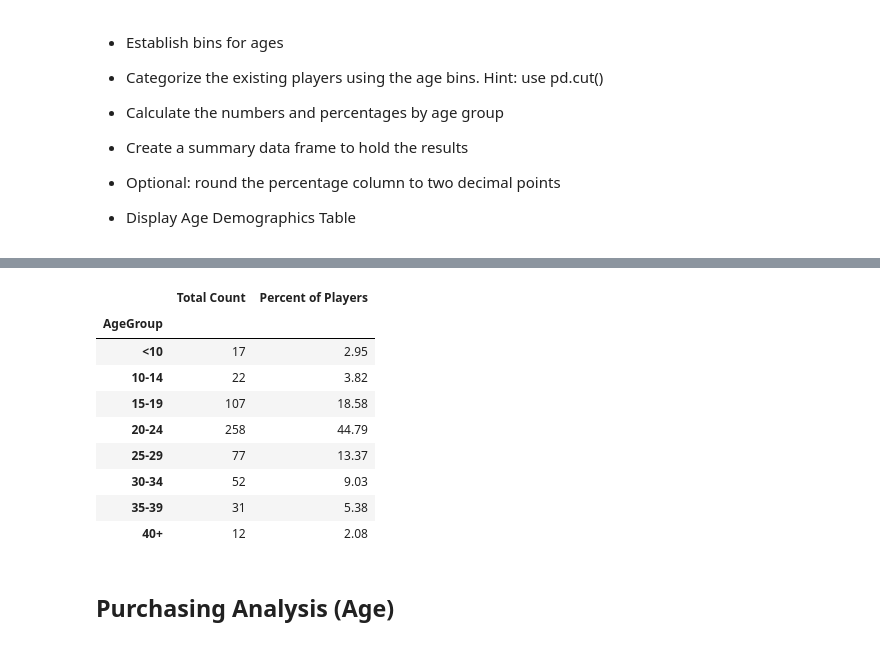
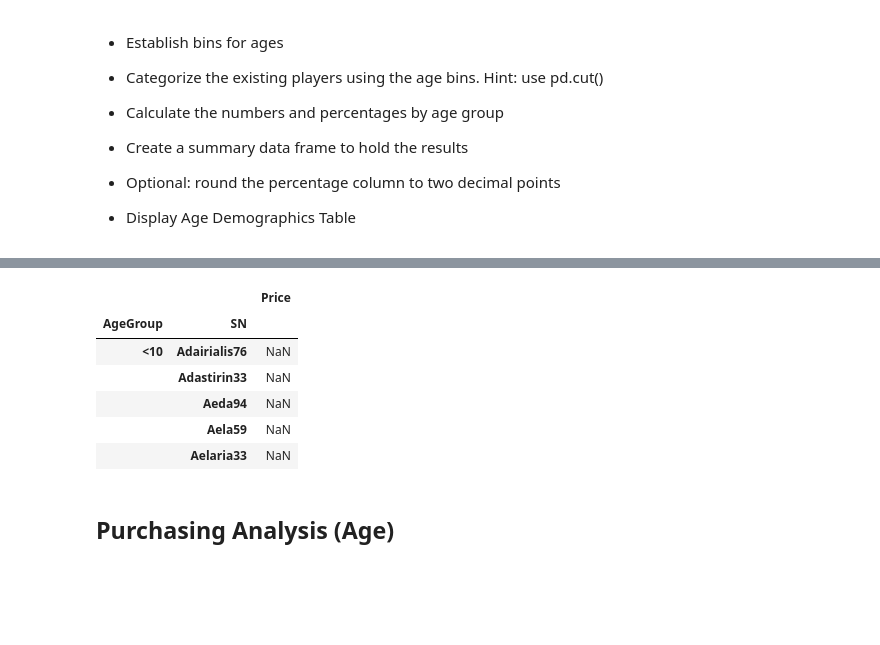
Before and after one commit to rfukamachi/data-homework, a Jupyter notebook: 04_Pandas_Homework_Due0618/HeroesOfPymoli_starter.ipynb, the cells around one changed output, grey strips where cells are left out. Cells and saved outputs as stored; diff of their text form; code cells hidden in the pictures; blank space fills up the shorter version.

Commit message:
Struggling with the Avg Ttl Purchase Per Person part of the Purchasing Analysis(Age) section

```diff
--- a/04_Pandas_Homework_Due0618/HeroesOfPymoli_starter.ipynb
+++ b/04_Pandas_Homework_Due0618/HeroesOfPymoli_starter.ipynb
@@ -310,7 +301,7 @@ AgeLabels = ["<10", "10-14", "15-19", "20-24", "25-29", "30-34", "35-39", "40+"]
 
 #Create a list of unique players:
 Binned_AgeDemo = UserTable[["SN", "Age"]]
-Binned_AgeDemo
+# Binned_AgeDemo
 
 #Bin the age groups:
 Binned_AgeDemo["AgeGroup"] = pd.cut(Binned_AgeDemo["Age"], AgeBins, labels = AgeLabels)
@@ -320,14 +311,14 @@ Binned_AgeDemo["AgeGroup"] = pd.cut(Binned_AgeDemo["Age"], AgeBins, labels = Age
 #Total Count of Age Groups:
 AgeGroup_df = Binned_AgeDemo.groupby("AgeGroup")
 AgeGroup_ttlcount_df = AgeGroup_df.count()
-AgeGroup_ttlcount_df
+# AgeGroup_ttlcount_df
 
 #Percentage of Age Groups:
 #ttl_plyrs #the total number of players
 AgeGroup_pcnt_df = AgeGroup_ttlcount_df.copy()
 # AgeGroup_pcnt_df
 AgeGroup_pcnt_df["Percent of Players"] = AgeGroup_pcnt_df["SN"]/ttl_plyrs *100
-AgeGroup_pcnt_df
+# AgeGroup_pcnt_df
 
 
 #########################################################################
@@ -343,9 +334,79 @@ SummaryAgeDemo
 
 
 
-
 #########################################################################
 #########################################################################
+#########################################################################
+#Purchasing Analysis (Age)
+
+#Prep the Bin data frame:
+Binned_PurchByAge = purchase_data[["Purchase ID", "SN", "Age", "Item ID", "Price"]]
+# Binned_PurchByAge.head()
+
+#Bin the age groups:
+Binned_PurchByAge["AgeGroup"] = pd.cut(Binned_PurchByAge["Age"], AgeBins, labels = AgeLabels)
+# Validate work:
+# Binned_PurchByAge.head()
+
+#Purch count by age groups:
+AgeGrp_Purch_df = Binned_PurchByAge.groupby("AgeGroup")
+AgeGrp_PurchCount_df = AgeGrp_Purch_df.count()
+# AgeGrp_PurchCount_df
+
+#Total Purchase Value by age groups:
+AgeGrp_PurchTotals_df = Binned_PurchByAge.groupby(["AgeGroup"])
+AgeGrp_PurchTotals_df = AgeGrp_PurchTotals_df.sum()
+# AgeGrp_PurchTotals_df
+
+#Average Purchase Price by age groups:
+AgeGrp_AvgPurch_df = AgeGrp_PurchTotals_df.copy()
+AgeGrp_AvgPurch_df["Avg Purch Price"] = AgeGrp_PurchTotals_df["Price"]/AgeGrp_PurchCount_df["Purchase ID"]
+AgeGrp_AvgPurch_df["Avg Purch Price"] = AgeGrp_AvgPurch_df["Avg Purch Price"].map("${:.2f}".format)
+# AgeGrp_AvgPurch_df
+
+
+#Average Total Purchase per Person:
+#1st get the Total Purchase per Person in age group:
+ttl_per_p_age_df = Binned_PurchByAge.groupby(["AgeGroup", "SN"])
+new_ttl_per_p_age_df = ttl_per_p_age_df[["AgeGroup", "SN", "Price"]]
+new_ttl_per_p_age_count_df = new_ttl_per_p_age_df.sum()
+new_ttl_per_p_age_count_df.head()
+
+# ttl_per_p = Binned_PurchByAge.groupby(["SN"])
+# ttl_per_p_df = ttl_per_p.sum()
+# ttl_per_p_df.head()
+
+#2nd get the count of purchases per person in age group:
+# p_purch_count = ttl_per_p.count()
+# p_purch_count
+
+#Finally: Get the Average:
+# AvgTtlPP_df = Binned_PurchByAge.copy()
+# AvgTtlPP_df = AvgTtlPP_df.set_index("AgeGroup")
+
+
+
+# # AvgTtlPP = ttl_per_p_df["Price"]/p_purch_count["Purchase ID"]
+# # AvgTtlPP_df["Avg tpp"] = AvgTtlPP
+# AvgTtlPP_df.head()
+
+
+# # AvgTtlPP_df["Avg Ttl P/P"] = ttl_per_p_df["Price"]/p_purch_count["Purchase ID"]
+# # AvgTtlPP_df.head()
+
+
+# #########################################################################
+# #Build a summary table:
+# #########################################################################
+# #Summary Table:
+# SummaryPurchAnalysis = pd.DataFrame({
+#     "Purchase Count" : AgeGrp_PurchCount_df["Purchase ID"],
+#     "Average Purchase Price": AgeGrp_AvgPurch_df["Avg Purch Price"],
+#     "Total Purchase Value": AgeGrp_PurchTotals_df["Price"].map("${:.2f}".format),
+#     "Avg Total Purchase per Person" : 0
+# })
+
+# SummaryPurchAnalysis
 # %% [output]
 A value is trying to be set on a copy of a slice from a DataFrame.
 Try using .loc[row_indexer,col_indexer] = value instead
@@ -354,13 +419,10 @@ See the caveats in the documentation: http://pandas.pydata.org/pandas-docs/stabl
-|  | Total Count | Percent of Players |
-| AgeGroup |  |  |
-| <10 | 17 | 2.95 |
-| 10-14 | 22 | 3.82 |
-| 15-19 | 107 | 18.58 |
-| 20-24 | 258 | 44.79 |
-| 25-29 | 77 | 13.37 |
-| 30-34 | 52 | 9.03 |
-| 35-39 | 31 | 5.38 |
-| 40+ | 12 | 2.08 |
+|  |  | Price |
+| AgeGroup | SN |  |
+| <10 | Adairialis76 | NaN |
+|  | Adastirin33 | NaN |
+|  | Aeda94 | NaN |
+|  | Aela59 | NaN |
+|  | Aelaria33 | NaN |
 # %% [markdown]
 ## Purchasing Analysis (Age)
 # %% [markdown]
```
Also changed, not shown: parts of 2 cells of this notebook.
